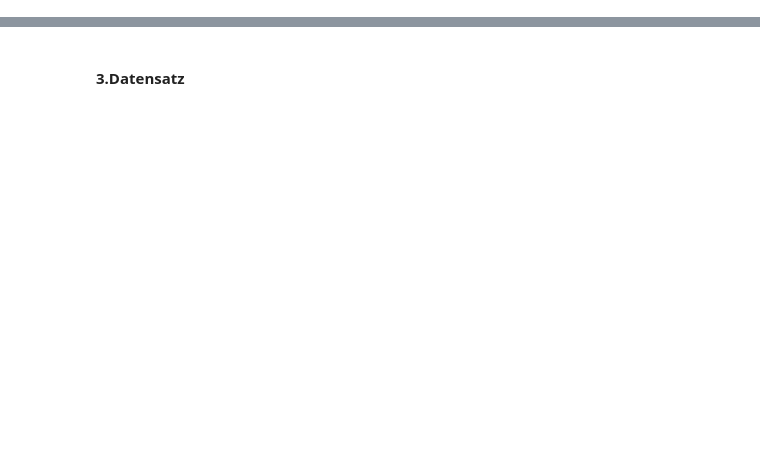
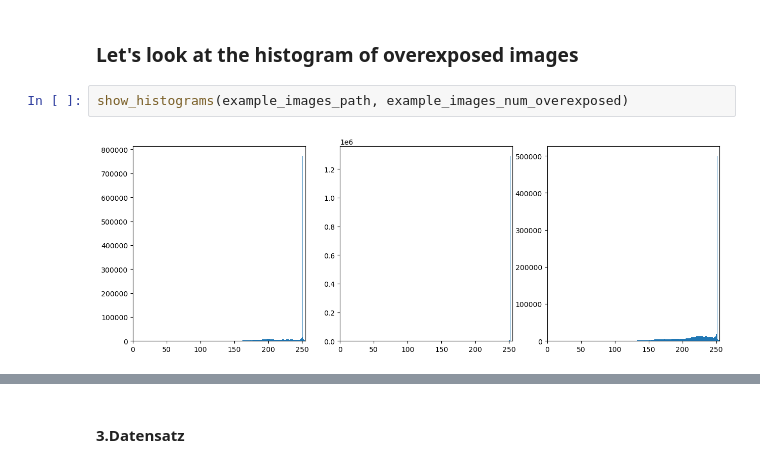
Before and after one commit to Arrofi07/aut-project-gefertec, a Jupyter notebook: Bildvorverarbeitung.ipynb, the cells around one changed output, grey strips where cells are left out. Cells and saved outputs as stored; diff of their text form; blank space fills up the shorter version.

```diff
--- a/Bildvorverarbeitung.ipynb
+++ b/Bildvorverarbeitung.ipynb
@@ -182,0 +176,6 @@ Klassen| Merkmale |Note
+# %% [markdown]
+### Let's look at the histogram of overexposed images
+# %%
+show_histograms(example_images_path, example_images_num_overexposed)
+# %% [output]
+[figure, added]
```
Also changed, not shown: parts of 49 cells of this notebook.
